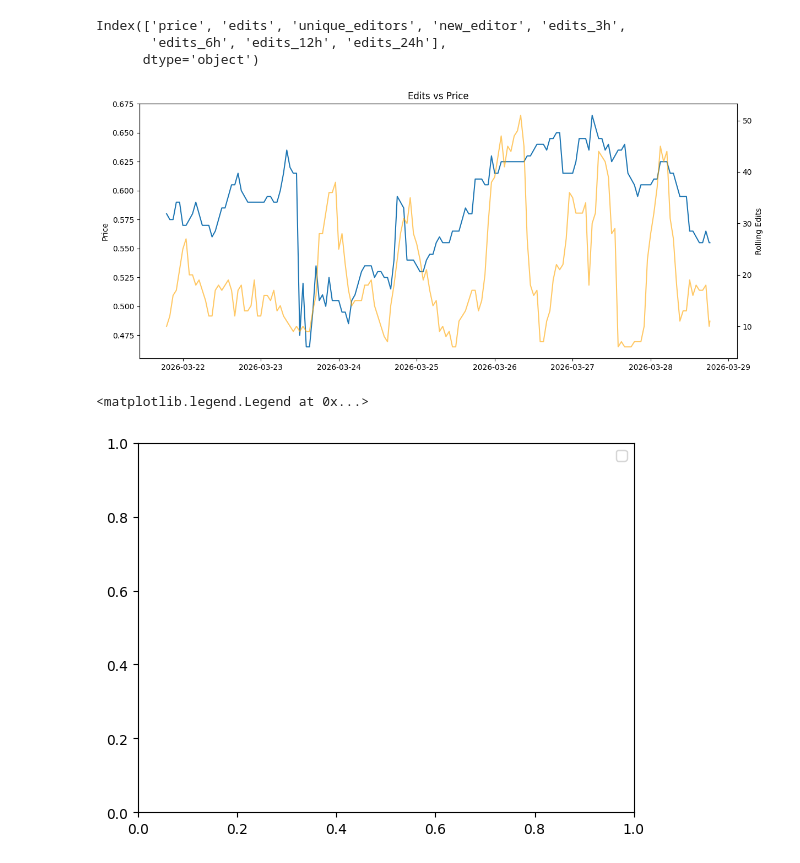
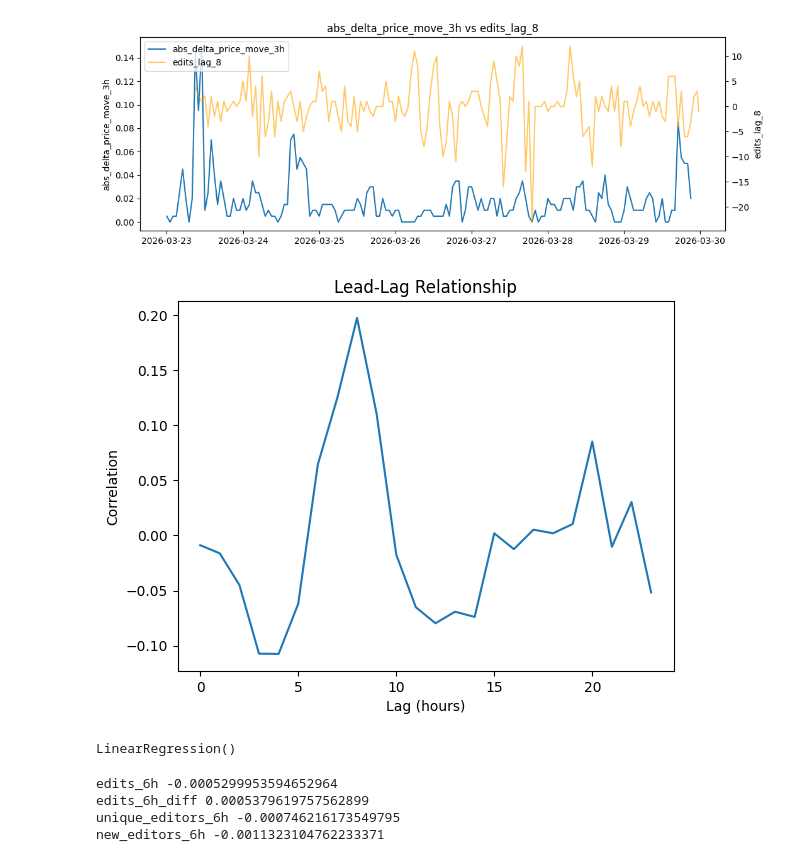
Before and after one commit to tallywiesenberg/thinking-bee, a Jupyter notebook: notebooks/main.ipynb, the cells around one changed output. Cells and saved outputs as stored; diff of their text form; code cells hidden in the pictures.

Commit message:
lead lag detection

```diff
--- a/notebooks/main.ipynb
+++ b/notebooks/main.ipynb
@@ -52,7 +52,7 @@ def format_revisions(revisions):
 
     df["seen_before"] = df["user"].duplicated()
     df["new_editor"] = (~df["seen_before"]).astype(int)
-    new_editors = df.groupby("timestamp")["new_editor"].sum()
+    new_editors = df.groupby("timestamp")["new_editor"].sum().rename("new_editors")
     features = pd.concat([edits, unique_editors, new_editors], axis=1).fillna(0)
 
     return features.sort_values("timestamp")
@@ -291,27 +271,53 @@ windows = ["3h", "6h", "12h", "24h"]
 
 for w in windows:
     df[f"edits_{w}"] = df["edits"].rolling(w).sum()
+    df[f"edits_{w}_diff"] = df[f"edits_{w}"].diff()
+    df[f"delta_price_{w}"] = df["price"].shift(-int(w[0])) - df["price"]
+    df[f"abs_delta_price_move_{w}"] = df[f"delta_price_{w}"].abs()
+    df[f"unique_editors_{w}"] = df["unique_editors"].rolling(w).sum()
+    df[f"new_editors_{w}"] = df["new_editors"].rolling(w).sum()
+    # edits at time t predicting future
+df["edits_lag_7"] = df[f"edits_3h_diff"].shift(7)
+df["edits_lag_8"] = df[f"edits_3h_diff"].shift(8)
+df["edits_lag_9"] = df[f"edits_3h_diff"].shift(9)
 # %%
 import matplotlib.pyplot as plt
 
+def plot_rolling_delta(col1: str, col2: str):
+    fig, ax1 = plt.subplots(figsize=(12,4))
+    ax1.plot(df.index, df[col1], label=col1)
+    ax1.set_ylabel(col1)
 
-fig, ax1 = plt.subplots(figsize=(14,6))
+    ax2 = ax1.twinx()
+    ax2.plot(df.index, df[col2], color="orange", alpha=0.6, label=col2)
+    ax2.set_ylabel(col2)
 
-ax1.plot(df.index, df["price"], label="Price")
-ax1.set_ylabel("Price")
+    # Combine legends from both axes
+    lines1, labels1 = ax1.get_legend_handles_labels()
+    lines2, labels2 = ax2.get_legend_handles_labels()
+    ax1.legend(lines1 + lines2, labels1 + labels2, loc='upper left')
 
-ax2 = ax1.twinx()
-print(df.columns)
-ax2.plot(df.index, df["edits_6h"], color="orange", alpha=0.6)
-ax2.set_ylabel("Rolling Edits")
+    plt.title(f"{col1} vs {col2}")
+    plt.show()
 
-plt.title("Edits vs Price")
-plt.show()
-plt.legend()
+
+plot_rolling_delta("abs_delta_price_move_3h", "edits_lag_8")
 # %% [output]
-Index(['price', 'edits', 'unique_editors', 'new_editor', 'edits_3h',
-       'edits_6h', 'edits_12h', 'edits_24h'],
-      dtype='object')
-[figure, old version]
+[figure, new version]
-<matplotlib.legend.Legend at 0x...>
-[figure, removed]
+# %%
+corrs = []
+
+for lag in range(0, 24):
+    shifted = df["edits_3h_diff"].shift(lag)
+    corr = shifted.corr(df["abs_delta_price_move_6h"])
+    corrs.append(corr)
+
+import matplotlib.pyplot as plt
+
+plt.plot(range(24), corrs)
+plt.xlabel("Lag (hours)")
+plt.ylabel("Correlation")
+plt.title("Lead-Lag Relationship")
+plt.show()
+# %% [output]
+[figure, added]
@@ -317,0 +342,15 @@ Index(['price', 'edits', 'unique_editors', 'new_editor', 'edits_3h',
+# %%
+from sklearn.linear_model import LinearRegression
+
+model = LinearRegression()
+model.fit(X_train, y_train)
+# %% [output]
+LinearRegression()
+# %%
+for name, coef in zip(X.columns, model.coef_):
+    print(name, coef)
+# %% [output]
+edits_6h -0.0005299953594652964
+edits_6h_diff 0.0005379619757562899
+unique_editors_6h -0.000746216173549795
+new_editors_6h -0.0011323104762233371
```
Also changed, not shown: parts of 5 cells of this notebook.
